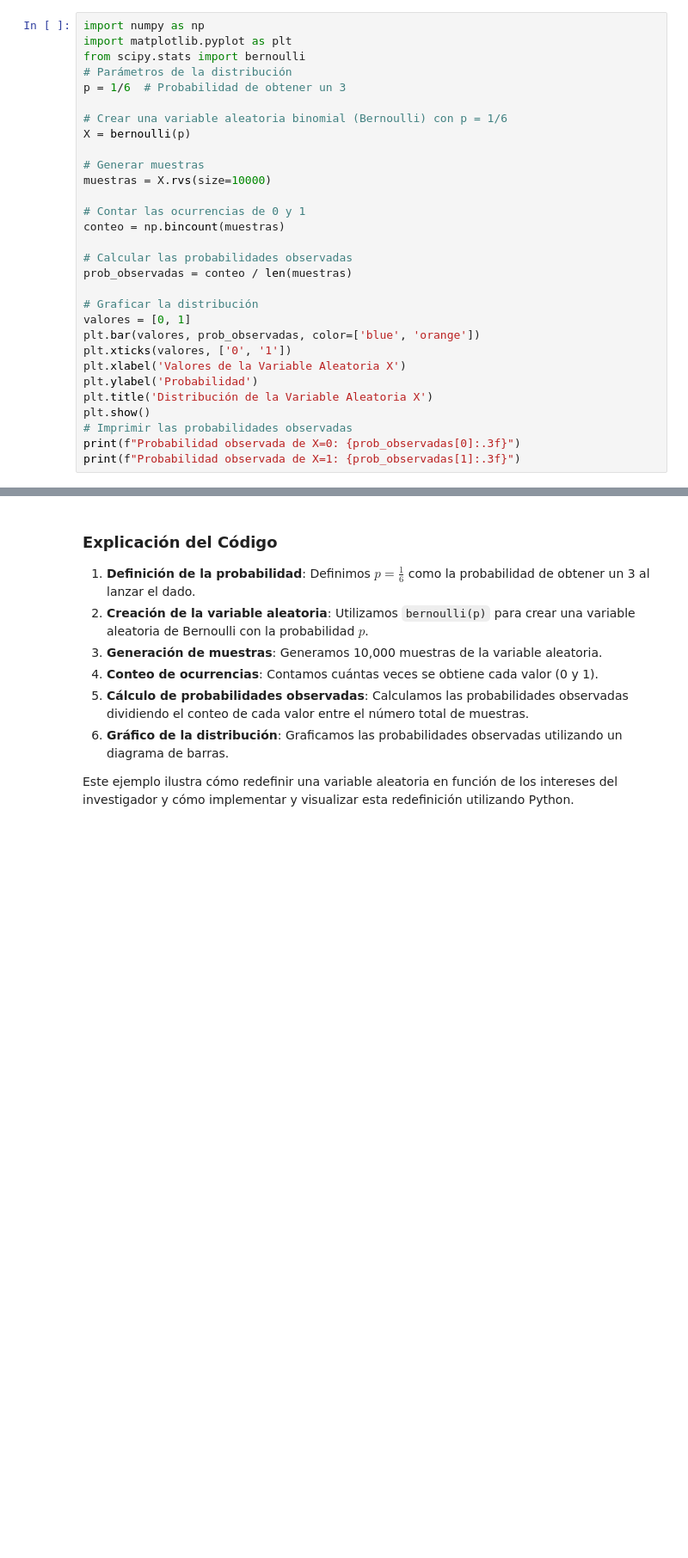
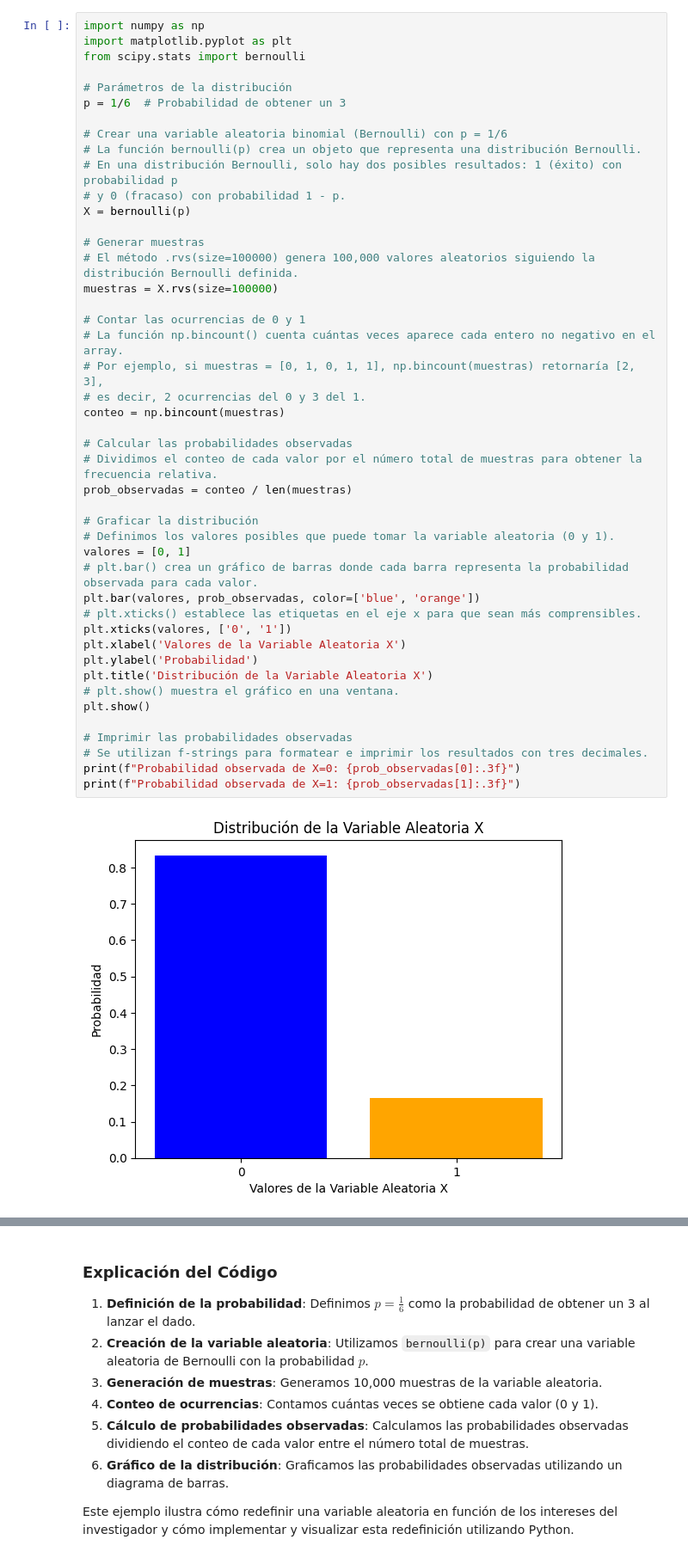
Before and after one commit to abxda/python-stats, a Jupyter notebook: STAT_Tema_4_Distribuciones_de_variables_discretas_Uniforme_Binomial.ipynb, the cells around one changed output, grey strips where cells are left out. Shown at 86% size. Drawn from its saved outputs; the diff is of its cells as text; blank space fills up the shorter version.

```diff
--- a/STAT_Tema_4_Distribuciones_de_variables_discretas_Uniforme_Binomial.ipynb
+++ b/STAT_Tema_4_Distribuciones_de_variables_discretas_Uniforme_Binomial.ipynb
@@ -51,30 +63,47 @@ Vamos a implementar este ejemplo en Python para visualizar la distribución de $
 # %%
 import numpy as np
 import matplotlib.pyplot as plt
 from scipy.stats import bernoulli
+
 # Parámetros de la distribución
 p = 1/6  # Probabilidad de obtener un 3
 
 # Crear una variable aleatoria binomial (Bernoulli) con p = 1/6
+# La función bernoulli(p) crea un objeto que representa una distribución Bernoulli.
+# En una distribución Bernoulli, solo hay dos posibles resultados: 1 (éxito) con probabilidad p
+# y 0 (fracaso) con probabilidad 1 - p.
 X = bernoulli(p)
 
 # Generar muestras
-muestras = X.rvs(size=10000)
+# El método .rvs(size=100000) genera 100,000 valores aleatorios siguiendo la distribución Bernoulli definida.
+muestras = X.rvs(size=100000)
 
 # Contar las ocurrencias de 0 y 1
+# La función np.bincount() cuenta cuántas veces aparece cada entero no negativo en el array.
+# Por ejemplo, si muestras = [0, 1, 0, 1, 1], np.bincount(muestras) retornaría [2, 3],
+# es decir, 2 ocurrencias del 0 y 3 del 1.
 conteo = np.bincount(muestras)
 
 # Calcular las probabilidades observadas
+# Dividimos el conteo de cada valor por el número total de muestras para obtener la frecuencia relativa.
 prob_observadas = conteo / len(muestras)
 
 # Graficar la distribución
+# Definimos los valores posibles que puede tomar la variable aleatoria (0 y 1).
 valores = [0, 1]
+# plt.bar() crea un gráfico de barras donde cada barra representa la probabilidad observada para cada valor.
 plt.bar(valores, prob_observadas, color=['blue', 'orange'])
+# plt.xticks() establece las etiquetas en el eje x para que sean más comprensibles.
 plt.xticks(valores, ['0', '1'])
 plt.xlabel('Valores de la Variable Aleatoria X')
 plt.ylabel('Probabilidad')
 plt.title('Distribución de la Variable Aleatoria X')
+# plt.show() muestra el gráfico en una ventana.
 plt.show()
+
 # Imprimir las probabilidades observadas
+# Se utilizan f-strings para formatear e imprimir los resultados con tres decimales.
 print(f"Probabilidad observada de X=0: {prob_observadas[0]:.3f}")
 print(f"Probabilidad observada de X=1: {prob_observadas[1]:.3f}")
+# %% [output]
+[figure, added]
```
Also changed, not shown: parts of 30 cells of this notebook.
